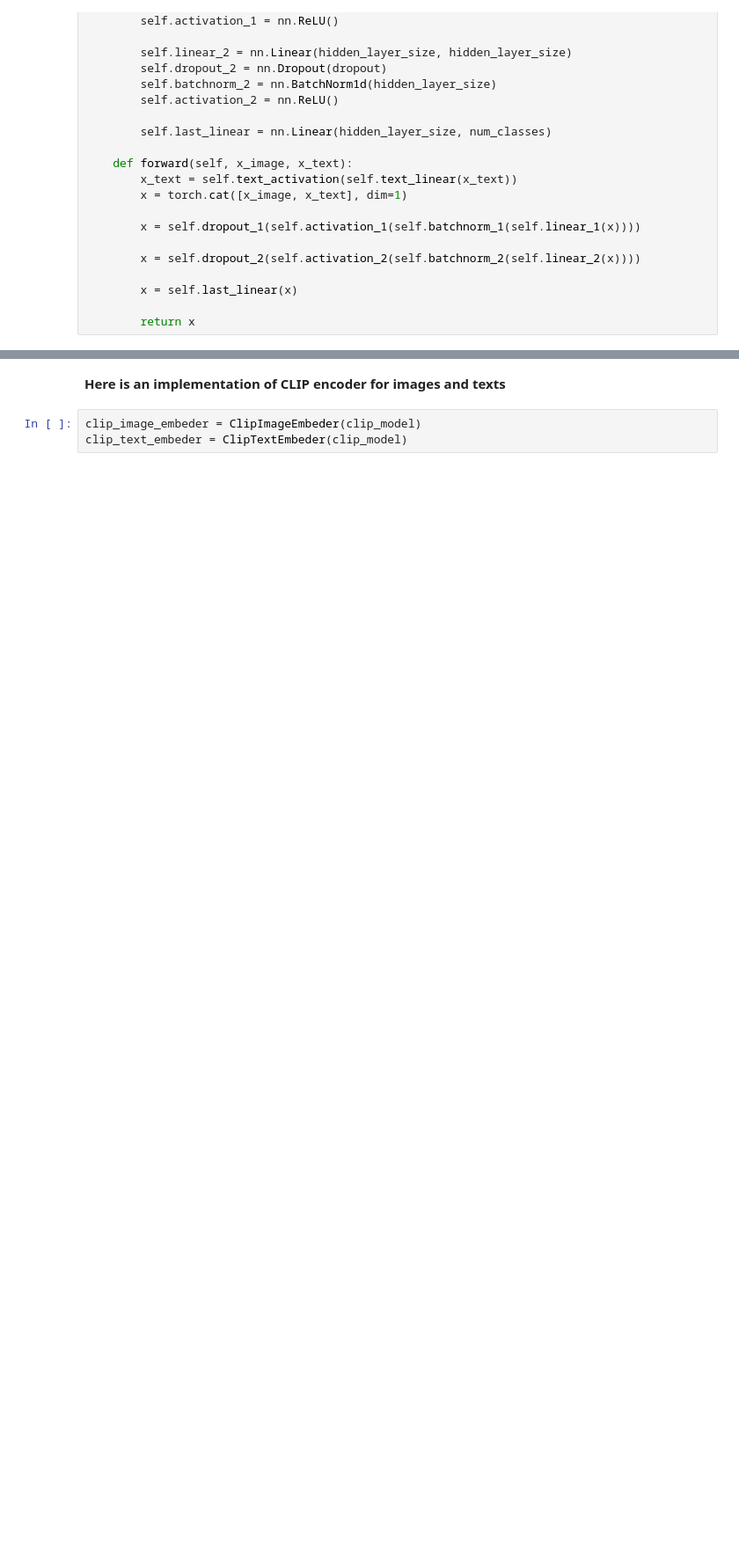
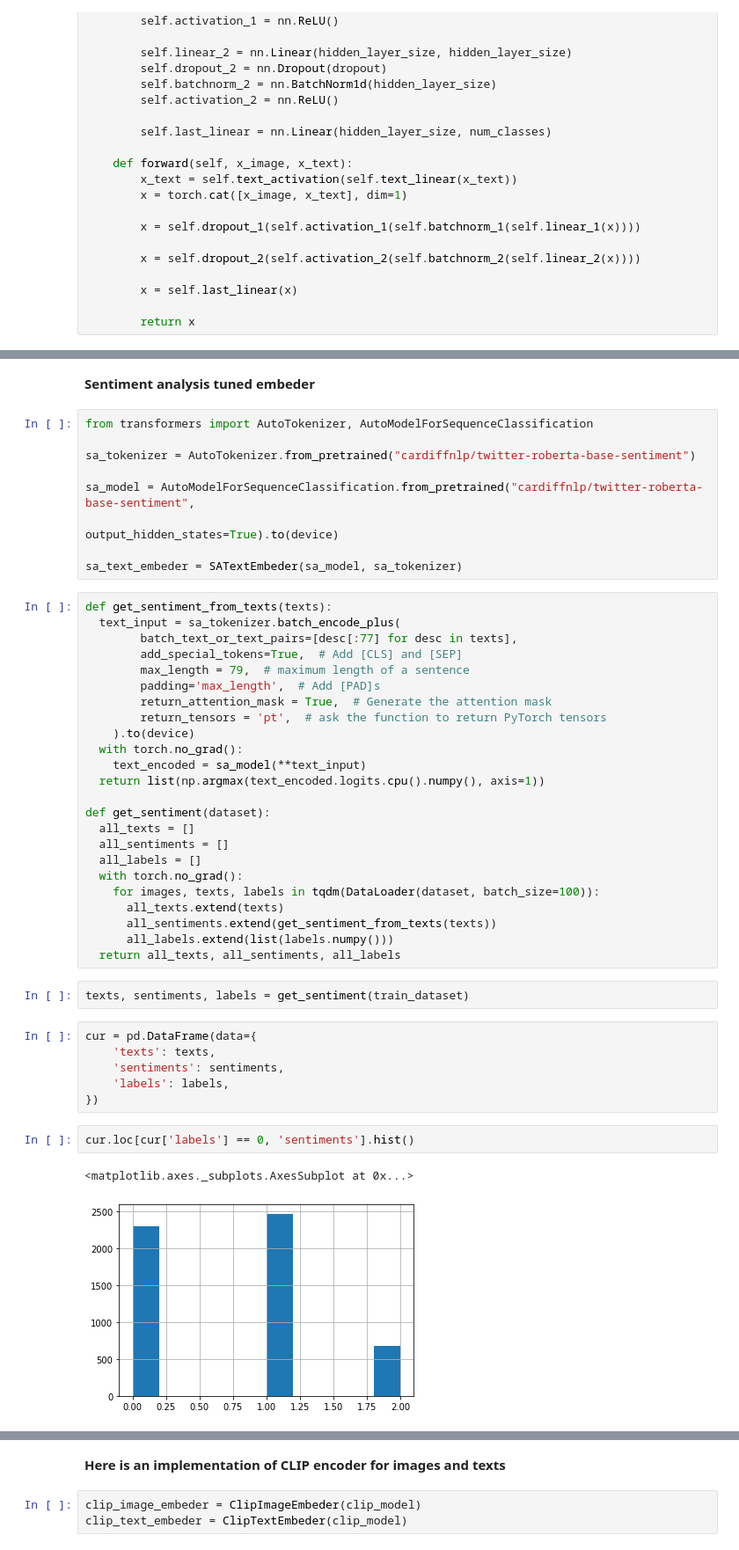
Before and after one commit to MADE-graduation-projects/comparing_text_encoders, a Jupyter notebook: comparing_text_encoders.ipynb, the cells around one changed output, grey strips where cells are left out. Shown at 88% size. Cells and saved outputs as stored; diff of their text form; blank space fills up the shorter version.

Commit message:
added sentiment features

```diff
--- a/comparing_text_encoders.ipynb
+++ b/comparing_text_encoders.ipynb
@@ -440,0 +520,48 @@ class NNModel(nn.Module):
+# %% [markdown]
+**Sentiment analysis tuned embeder**
+# %%
+from transformers import AutoTokenizer, AutoModelForSequenceClassification
+
+sa_tokenizer = AutoTokenizer.from_pretrained("cardiffnlp/twitter-roberta-base-sentiment")
+
+sa_model = AutoModelForSequenceClassification.from_pretrained("cardiffnlp/twitter-roberta-base-sentiment",
+                                                           output_hidden_states=True).to(device)
+
+sa_text_embeder = SATextEmbeder(sa_model, sa_tokenizer)
+# %%
+def get_sentiment_from_texts(texts):
+  text_input = sa_tokenizer.batch_encode_plus(
+        batch_text_or_text_pairs=[desc[:77] for desc in texts],
+        add_special_tokens=True,  # Add [CLS] and [SEP]
+        max_length = 79,  # maximum length of a sentence
+        padding='max_length',  # Add [PAD]s
+        return_attention_mask = True,  # Generate the attention mask
+        return_tensors = 'pt',  # ask the function to return PyTorch tensors
+    ).to(device)
+  with torch.no_grad():
+    text_encoded = sa_model(**text_input)
+  return list(np.argmax(text_encoded.logits.cpu().numpy(), axis=1))
+
+def get_sentiment(dataset):
+  all_texts = []
+  all_sentiments = []
+  all_labels = []
+  with torch.no_grad():
+    for images, texts, labels in tqdm(DataLoader(dataset, batch_size=100)):
+      all_texts.extend(texts)
+      all_sentiments.extend(get_sentiment_from_texts(texts))
+      all_labels.extend(list(labels.numpy()))
+  return all_texts, all_sentiments, all_labels
+# %%
+texts, sentiments, labels = get_sentiment(train_dataset)
+# %%
+cur = pd.DataFrame(data={
+    'texts': texts,
+    'sentiments': sentiments,
+    'labels': labels,
+})
+# %%
+cur.loc[cur['labels'] == 0, 'sentiments'].hist()
+# %% [output]
+<matplotlib.axes._subplots.AxesSubplot at 0x...>
+[figure, added]
```
Also changed, not shown: parts of 36 cells of this notebook, 1 other file.
